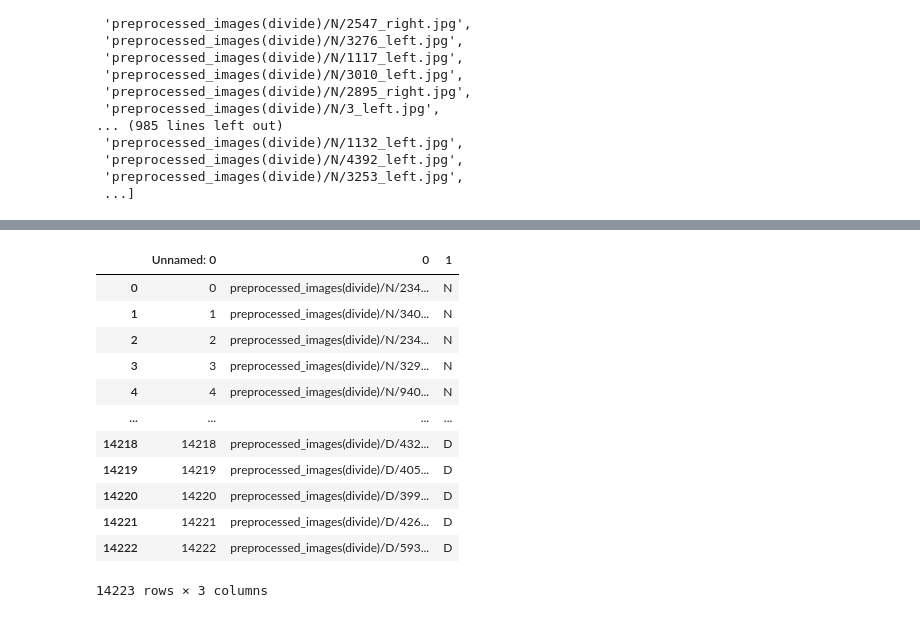
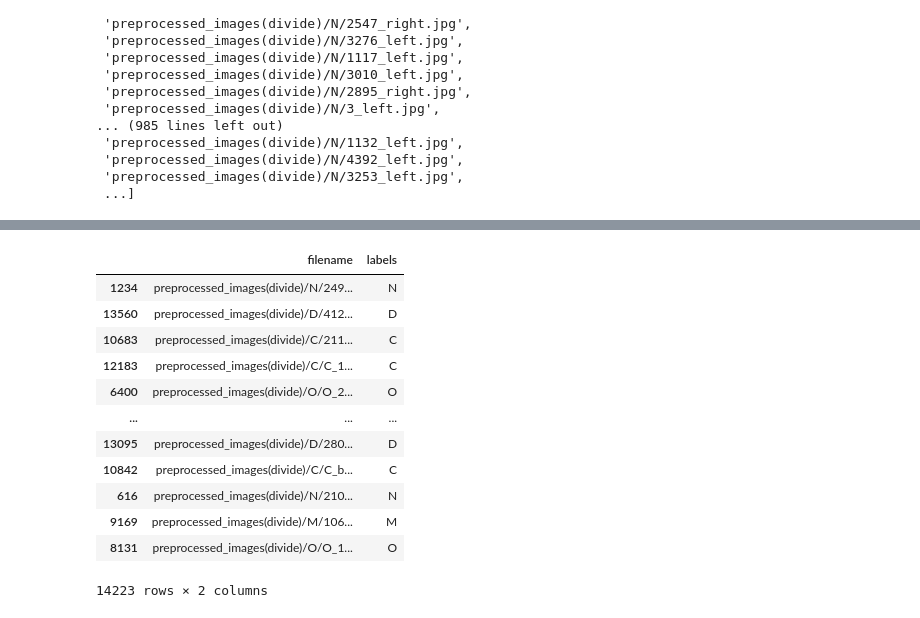
Before and after one commit to YelerR/eyedisease_multi_label-kaggle-base-, a Jupyter notebook: 데이터증강.ipynb, the cells around one changed output, grey strips where cells are left out. Saved outputs shown, nothing was run; the diff lists cells and outputs as text; code cells hidden in the pictures.

```diff
--- a/데이터증강.ipynb
+++ b/데이터증강.ipynb
@@ -285,16 +307,16 @@ df.to_csv('full_df(agumentation).csv')
 # %%
-pd.read_csv('full_df(agumentation).csv')
+pd.read_csv('full_df(agumentation).csv', index_col= 0)
 # %% [output]
-|  | Unnamed: 0 | 0 | 1 |
-| 0 | 0 | preprocessed_images(divide)/N/234... | N |
-| 1 | 1 | preprocessed_images(divide)/N/340... | N |
-| 2 | 2 | preprocessed_images(divide)/N/234... | N |
-| 3 | 3 | preprocessed_images(divide)/N/329... | N |
-| 4 | 4 | preprocessed_images(divide)/N/940... | N |
-| ... | ... | ... | ... |
-| 14218 | 14218 | preprocessed_images(divide)/D/432... | D |
-| 14219 | 14219 | preprocessed_images(divide)/D/405... | D |
-| 14220 | 14220 | preprocessed_images(divide)/D/399... | D |
-| 14221 | 14221 | preprocessed_images(divide)/D/426... | D |
-| 14222 | 14222 | preprocessed_images(divide)/D/593... | D |
+|  | filename | labels |
+| 1234 | preprocessed_images(divide)/N/249... | N |
+| 13560 | preprocessed_images(divide)/D/412... | D |
+| 10683 | preprocessed_images(divide)/C/211... | C |
+| 12183 | preprocessed_images(divide)/C/C_1... | C |
+| 6400 | preprocessed_images(divide)/O/O_2... | O |
+| ... | ... | ... |
+| 13095 | preprocessed_images(divide)/D/280... | D |
+| 10842 | preprocessed_images(divide)/C/C_b... | C |
+| 616 | preprocessed_images(divide)/N/210... | N |
+| 9169 | preprocessed_images(divide)/M/106... | M |
+| 8131 | preprocessed_images(divide)/O/O_1... | O |
-14223 rows × 3 columns
+14223 rows × 2 columns
```
Also changed, not shown: parts of 4 cells of this notebook.
